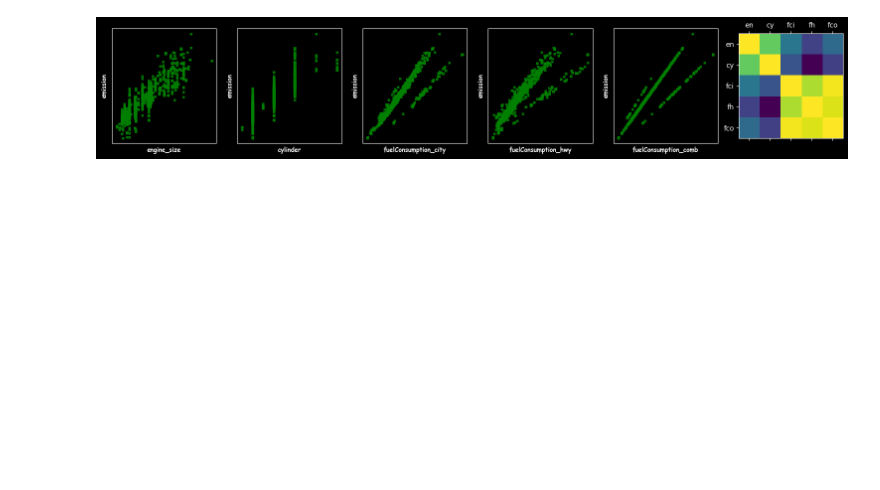
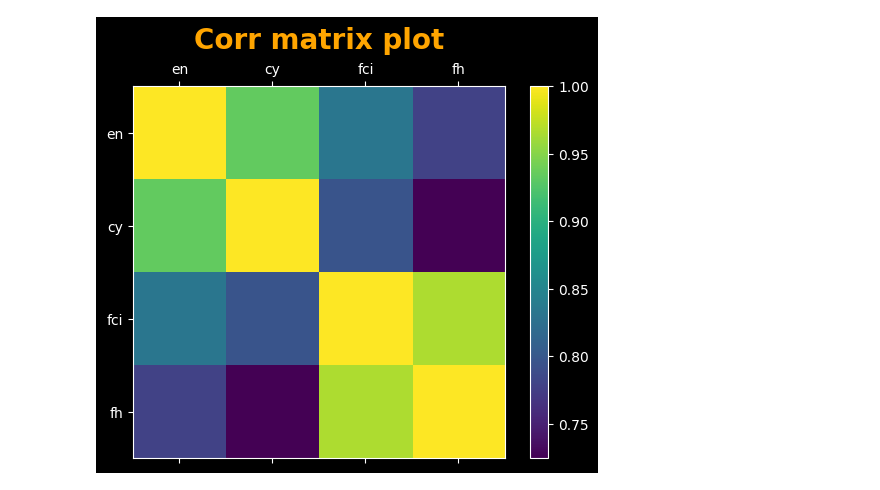
Before and after one commit to moaryani75/ml_projects, a Jupyter notebook: ml_reg.ipynb, the cells around one changed output. Saved outputs shown, nothing was run; the diff lists cells and outputs as text; code cells hidden in the pictures; blank space fills up the shorter version.

```diff
--- a/ml_reg.ipynb
+++ b/ml_reg.ipynb
@@ -8,51 +8,25 @@ from sklearn.model_selection import train_test_split
 from sklearn.linear_model import LinearRegression ,Ridge ,Lasso
 from sklearn.metrics import max_error ,mean_absolute_error ,mean_squared_error ,r2_score
 from sklearn.model_selection import cross_val_score ,ShuffleSplit
-# %%
-# prepration
-fc_data =pd.read_csv('datasets/fuelConsumptionData.csv')
-fc_informative_data =fc_data.select_dtypes(exclude=['object'])
-x =fc_informative_data[['ENGINESIZE' , 'CYLINDERS' , 'FUELCONSUMPTION_CITY' ,'FUELCONSUMPTION_HWY' ,'FUELCONSUMPTION_COMB']]
-y =fc_informative_data['CO2EMISSIONS']
-x_arr =x.to_numpy(np.float32)
-y_arr =y.to_numpy(np.int32).reshape(-1,1)
-x_norm =minmax_scale(x_arr ,feature_range=(0,1))
-x_train ,x_test ,y_train ,y_test =train_test_split(x_norm ,y_arr ,test_size=0.2)
-# plotting
-plt.style.use('dark_background')
-fig =plt.figure(num =1 ,figsize =(19,3) ,dpi =100)
-# scatter_plot
-ax1 =fig.add_subplot(1,6,1)
-ax1.scatter(x_norm[: ,0] ,y ,c ='g' ,s =10 ,marker='x')
-plt.xticks([]);plt.yticks([])
-plt.xlabel('engine_size' ,{'size' :9 ,'weight' :'bold' ,'family' :'cursive'} ,5)
-plt.ylabel('emission' ,{'size' :9 ,'weight' :'bold' ,'family' :'cursive'} ,5)
-ax2 =fig.add_subplot(1,6,2)
-ax2.scatter(x_norm[: ,1] ,y ,c ='g' ,s =10 ,marker='x')
-plt.xticks([]);plt.yticks([])
-plt.xlabel('cylinder' ,{'size' :9 ,'weight' :'bold' ,'family' :'cursive'} ,5)
-plt.ylabel('emission' ,{'size' :9 ,'weight' :'bold' ,'family' :'cursive'} ,5)
-ax3 =fig.add_subplot(1,6,3)
-ax3.scatter(x_norm[: ,2] ,y ,c ='g' ,s =10 ,marker='x')
-plt.xticks([]);plt.yticks([])
-plt.xlabel('fuelConsumption_city' ,{'size' :9 ,'weight' :'bold' ,'family' :'cursive'} ,5)
-plt.ylabel('emission' ,{'size' :9 ,'weight' :'bold' ,'family' :'cursive'} ,5)
-ax4 =fig.add_subplot(1,6,4)
-ax4.scatter(x_norm[: ,3] ,y ,c ='g' ,s =10 ,marker='x')
-plt.xticks([]);plt.yticks([])
-plt.xlabel('fuelConsumption_hwy' ,{'size' :9 ,'weight' :'bold' ,'family' :'cursive'} ,5)
-plt.ylabel('emission' ,{'size' :9 ,'weight' :'bold' ,'family' :'cursive'} ,5)
-ax5 =fig.add_subplot(1,6,5)
-ax5.scatter(x_norm[: ,4] ,y ,c ='g' ,s =10 ,marker='x')
-plt.xticks([]);plt.yticks([])
-plt.xlabel('fuelConsumption_comb' ,{'size' :9 ,'weight' :'bold' ,'family' :'cursive'} ,5)
-plt.ylabel('emission' ,{'size' :9 ,'weight' :'bold' ,'family' :'cursive'} ,5)
-# corr_plot
-ax6 =fig.add_subplot(1,6,6)
-ax6.matshow(x.corr())
-ax6.set_xticks(ticks =range(5) ,labels =['en' ,'cy' ,'fci' ,'fh' ,'fco'])
-ax6.set_yticks(ticks =range(5) ,labels =['en' ,'cy' ,'fci' ,'fh' ,'fco'])
-plt.show()
-# %% [output]
-[figure, removed]
+# %%
+# prepration
+fc_data =pd.read_csv('datasets/fuelConsumptionData.csv')
+fc_informative_data =fc_data.select_dtypes(exclude =['object'])
+x =fc_informative_data[['ENGINESIZE' , 'CYLINDERS' , 'FUELCONSUMPTION_CITY' ,'FUELCONSUMPTION_HWY']]
+y =fc_informative_data['CO2EMISSIONS']
+x_arr =x.to_numpy(np.float32)
+y_arr =y.to_numpy(np.int32).reshape(-1,1)
+x_norm =minmax_scale(x_arr ,feature_range=(0,1))
+x_train ,x_test ,y_train ,y_test =train_test_split(x_norm ,y_arr ,test_size=0.2)
+# corr_matrix_plot
+plt.style.use('dark_background')
+plt.figure(num =1)
+plt.matshow(x.corr() ,fignum =1)
+plt.xticks(ticks =range(4) ,labels =['en' ,'cy' ,'fci' ,'fh'])
+plt.yticks(ticks =range(4) ,labels =['en' ,'cy' ,'fci' ,'fh'])
+plt.title('Corr matrix plot' ,{'size' : 20 ,'weight' :'bold' ,'color' :'orange'} ,pad=10)
+plt.colorbar()
+plt.show()
+# %% [output]
+[figure, added]
 # %%
```
Also changed, not shown: parts of 4 cells of this notebook, 2 other files.
